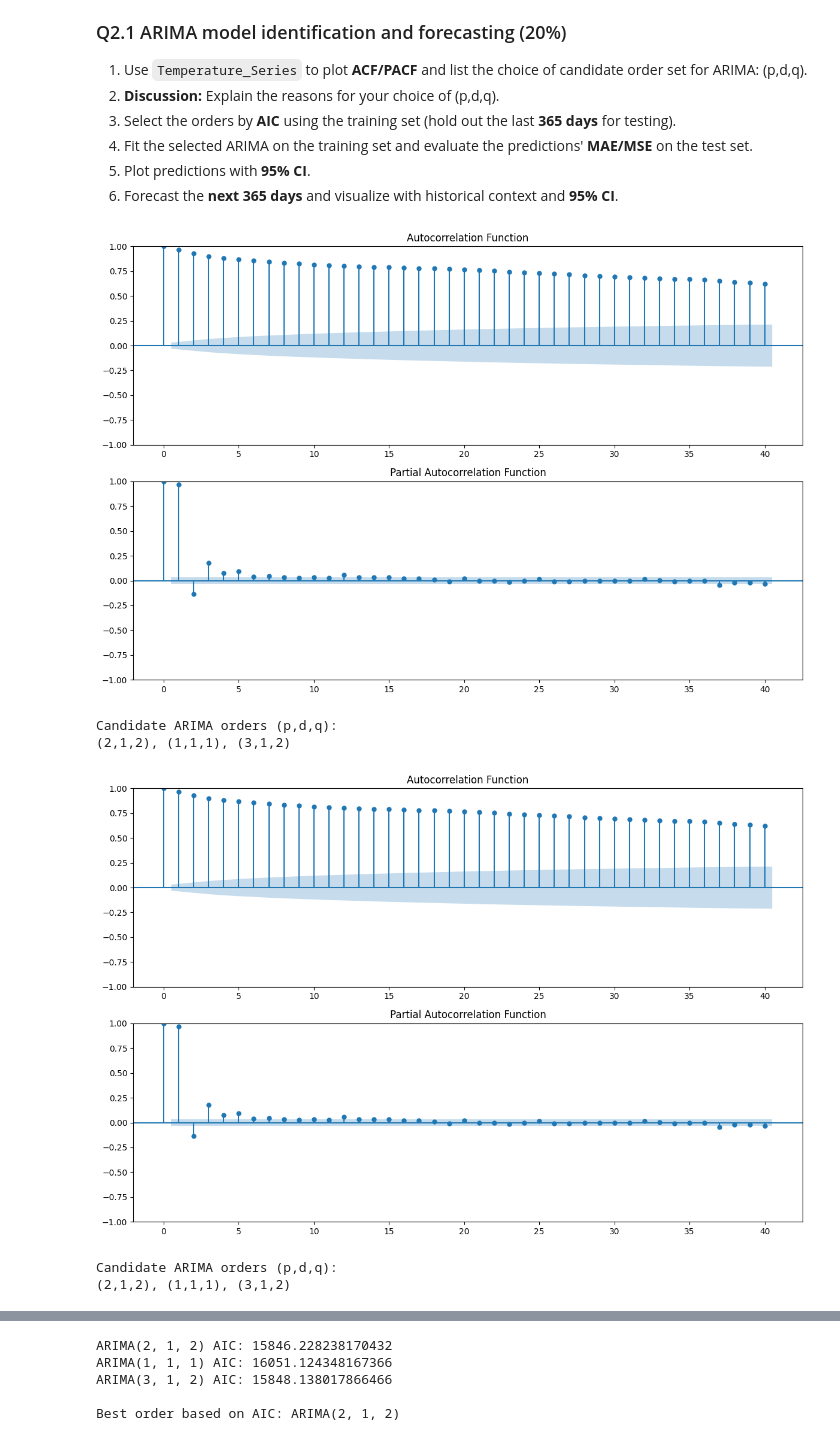
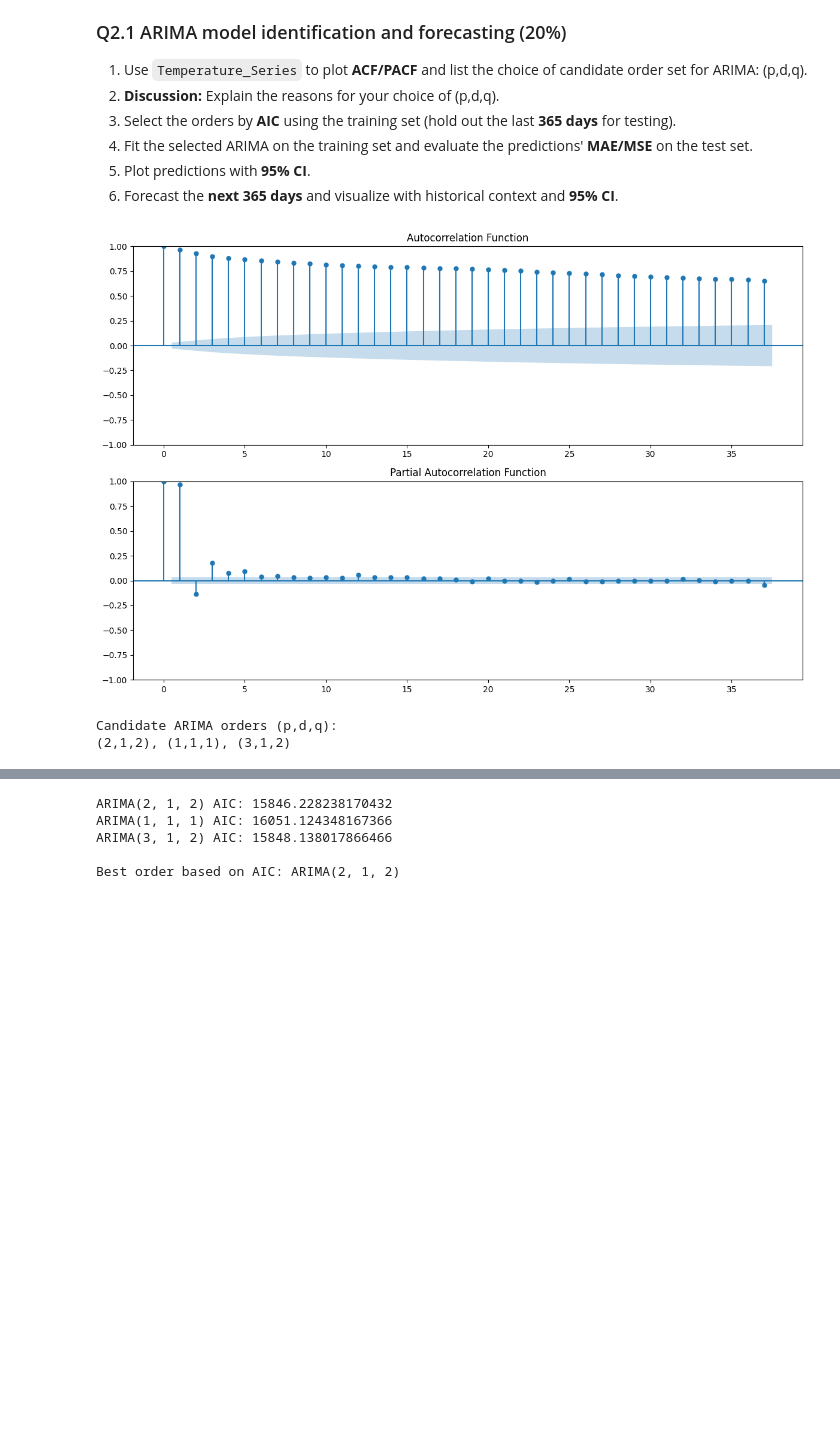
Before and after one commit to Benjamin-2003/AISE_4010_Assignments, a Jupyter notebook: Assignment1.ipynb, the cells around one changed output, grey strips where cells are left out. Cells and saved outputs as stored; diff of their text form; code cells hidden in the pictures; blank space fills up the shorter version.

Commit message:
Updated some code and some answers, is good to submit unless anyone else wants to look at it again

```diff
--- a/Assignment1.ipynb
+++ b/Assignment1.ipynb
@@ -51,10 +50,10 @@ weather.head(6)
 | 5 | 2006-01-05 | 2.7 | 0.4 | 0.95 | 9.0 | ... |
 # %%
 # Answer to Q1.1.2
+weather.info()
+weather = weather.set_index('Formatted Date')
 
-weather.info()
-
-# There are no categorical variables in the dataset. All variables are numerical or datetime.
+# There may be missing data but there are no categorical variables in the dataset. All variables are numerical or datetime.
 # %% [output]
 <class 'pandas.core.frame.DataFrame'>
 RangeIndex: 4019 entries, 0 to 4018
@@ -156,8 +156,8 @@ from statsmodels.tsa.stattools import adfuller
 import numpy as np
 
 # Extract univariate series
-Temperature_Series = daily_clean['Temperature (C)']
-Pressure_Series = daily_clean['Pressure (millibars)']
+Temperature_Series = daily_clean['Temperature (C)'].copy()
+Pressure_Series = daily_clean['Pressure (millibars)'].copy()
 # %%
 # Answer to Q1.3.2
 def adf_test(series, series_name):
@@ -274,54 +276,30 @@ The model you're using (like ARIMA) might perform better with differenced data d
 # %%
 # Answer to Q2.1.1
 from statsmodels.graphics.tsaplots import plot_acf, plot_pacf
 from statsmodels.tsa.arima.model import ARIMA
 from sklearn.metrics import mean_absolute_error, mean_squared_error
 
 # Create figure for ACF/PACF plots
 fig, (ax1, ax2) = plt.subplots(2, 1, figsize=(12, 8))
 
 # Plot ACF
-plot_acf(Temperature_Series, ax=ax1, lags=40)
+plot_acf(Temperature_Series, ax=ax1)
 ax1.set_title('Autocorrelation Function')
 
 # Plot PACF
-plot_pacf(Temperature_Series, ax=ax2, lags=40)
-ax2.set_title('Partial Autocorrelation Function')
-
-plt.tight_layout()
-plt.show()
-
-# Based on plots, suggest candidate orders
-print("Candidate ARIMA orders (p,d,q):")
-print("(2,1,2), (1,1,1), (3,1,2)")# Answer to Q2.1.1
-from statsmodels.graphics.tsaplots import plot_acf, plot_pacf
-from statsmodels.tsa.arima.model import ARIMA
-from sklearn.metrics import mean_absolute_error, mean_squared_error
-
-# Create figure for ACF/PACF plots
-fig, (ax1, ax2) = plt.subplots(2, 1, figsize=(12, 8))
-
-# Plot ACF
-plot_acf(Temperature_Series, ax=ax1, lags=40)
-ax1.set_title('Autocorrelation Function')
-
-# Plot PACF
-plot_pacf(Temperature_Series, ax=ax2, lags=40)
+plot_pacf(Temperature_Series, ax=ax2)
 ax2.set_title('Partial Autocorrelation Function')
 
 plt.tight_layout()
 plt.show()
 
 # Based on plots, suggest candidate orders
 print("Candidate ARIMA orders (p,d,q):")
 print("(2,1,2), (1,1,1), (3,1,2)")
 # %% [output]
-[figure, old version]
+[figure, new version]
 Candidate ARIMA orders (p,d,q):
 (2,1,2), (1,1,1), (3,1,2)
-[figure, removed]
-Candidate ARIMA orders (p,d,q):
-(2,1,2), (1,1,1), (3,1,2)
 # %% [markdown]
 **Answer to Q2.1.2**:
 Based on the ACF/PACF plots and our earlier stationarity analysis:
```
Also changed, not shown: parts of 29 cells of this notebook.
